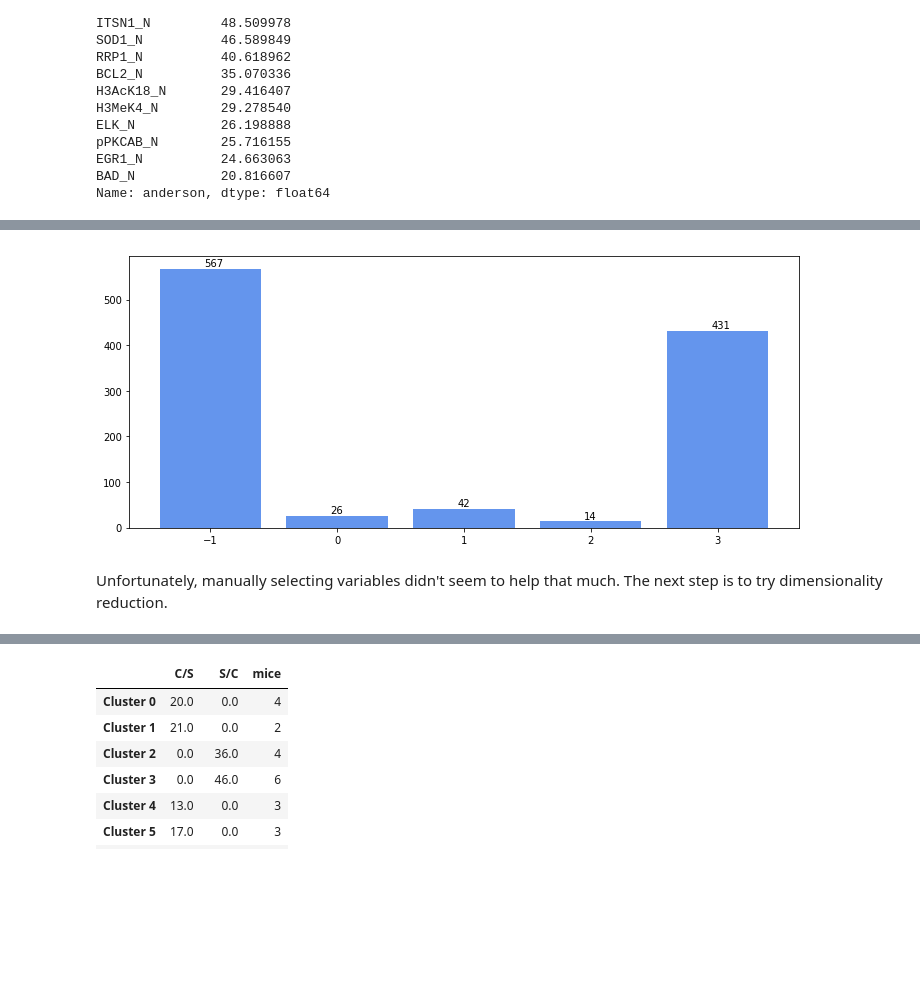
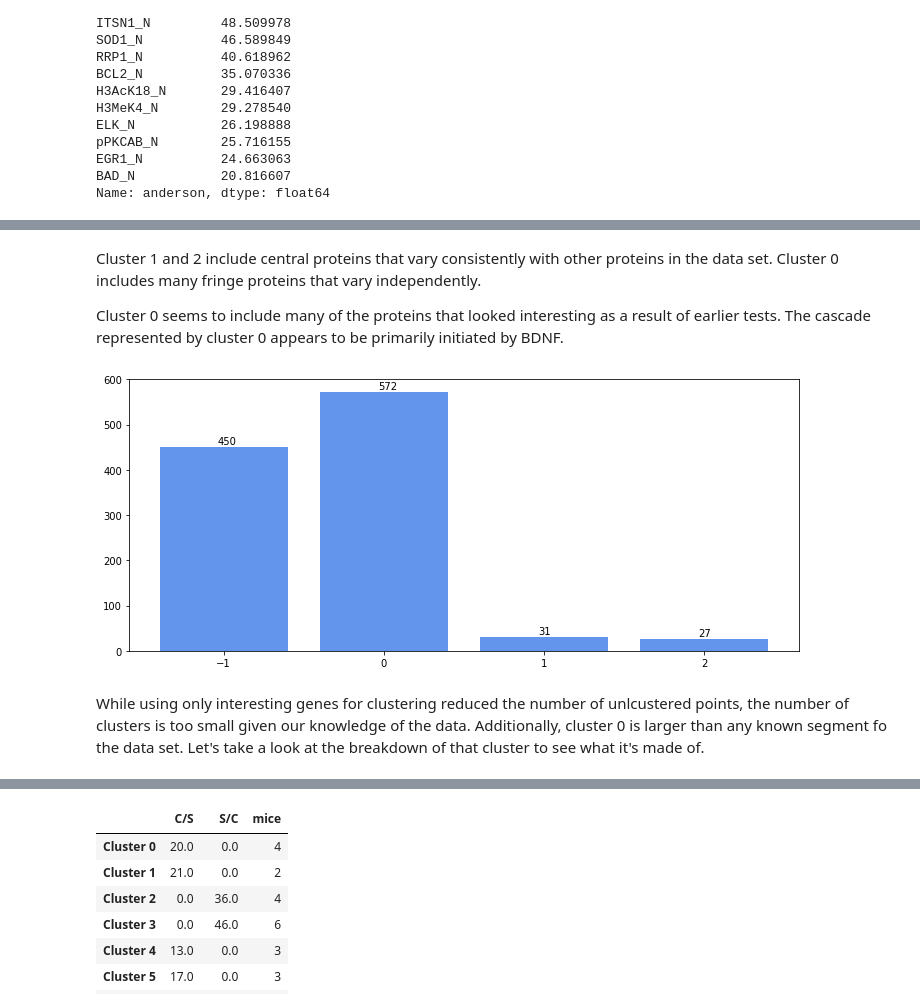
Before and after one commit to nathan-rice/exploratory-data-analysis, a Jupyter notebook: Exploratory Data Analysis in Python.ipynb, the cells around one changed output, grey strips where cells are left out. Drawn from its saved outputs; the diff is of its cells as text; code cells hidden in the pictures; blank space fills up the shorter version.

```diff
--- a/Exploratory Data Analysis in Python.ipynb
+++ b/Exploratory Data Analysis in Python.ipynb
@@ -183,5 +204,5 @@ Loading BokehJS ...
 # %%
-high_skew_kurt = sk_df.loc[((skews * kurts).abs() >= 2),["skew", "kurtosis"]]
+high_skew_kurt = sk_df.loc[((skews * kurts).abs() >= 5),["skew", "kurtosis"]]
 high_skew_kurt
 # %% [output]
 |  | skew | kurtosis |
@@ -204,21 +227,3 @@ high_skew_kurt
 # %%
 fit = hdbscan.HDBSCAN(min_cluster_size=12).fit(ecdf_normalized_df)
 base_sample_clusters = pd.Series(fit.labels_, index=ecdf_normalized_df.index)
-# %%
-def counter_histogram(labels):
-    counts = Counter(labels)
-    fig, ax = plt.subplots()
-    int_keys = [int(k) for k in counts.keys()]
-    ax.bar(int_keys, list(counts.values()), color=bar_color)
-    ax.set_xticks(sorted(int_keys))
-
-    k_range = max(counts.keys()) - min(counts.keys())
-    max_v = max(counts.values())
-
-    def offset(k, v):
-        return (k - k_range * 0.0125, v + max_v * 0.01)
-
-    for (k, v) in counts.items():
-        ax.annotate(str(v), offset(k, v))
-
-counter_histogram(base_sample_clusters)
@@ -265,12 +303,15 @@ show(fig, notebook_handle=True);
+# %% [markdown]
+Cluster 1 and 2 include central proteins that vary consistently with other proteins in the data set.  Cluster 0 includes many fringe proteins that vary independently.
+
+Cluster 0 seems to include many of the proteins that looked interesting as a result of earlier tests. The cascade represented by cluster 0 appears to be primarily initiated by BDNF.
 # %%
-interesting_genes = list(set(high_anderson.index) | set(high_cova.index) | set(high_skew_kurt.index) |
-                         set(clustered_only.index))
+interesting_genes = list(set(high_anderson.index) | set(high_cova.index) | set(high_skew_kurt.index))
 interesting_df = ecdf_normalized_df[interesting_genes]
 fit = hdbscan.HDBSCAN(min_cluster_size=12).fit(interesting_df)
-interesting_sample_clusters = pd.Series(fit.labels_, index=interesting_df.index)
+interesting_sample_clusters = pd.Series(fit.labels_, index=interesting_df.index, name="cluster")
 
 counter_histogram(interesting_sample_clusters)
 # %% [output]
-[figure, old version]
+[figure, new version]
-# %% [markdown]
-Unfortunately, manually selecting variables didn't seem to help that much.  The next step is to try dimensionality reduction.
+# %% [markdown]
+While using only interesting genes for clustering reduced the number of unlcustered points, the number of clusters is too small given our knowledge of the data.  Additionally, cluster 0 is larger than any known segment fo the data set.  Let's take a look at the breakdown of that cluster to see what it's made of.
```
Also changed, not shown: parts of 54 cells of this notebook, 1 other file.
